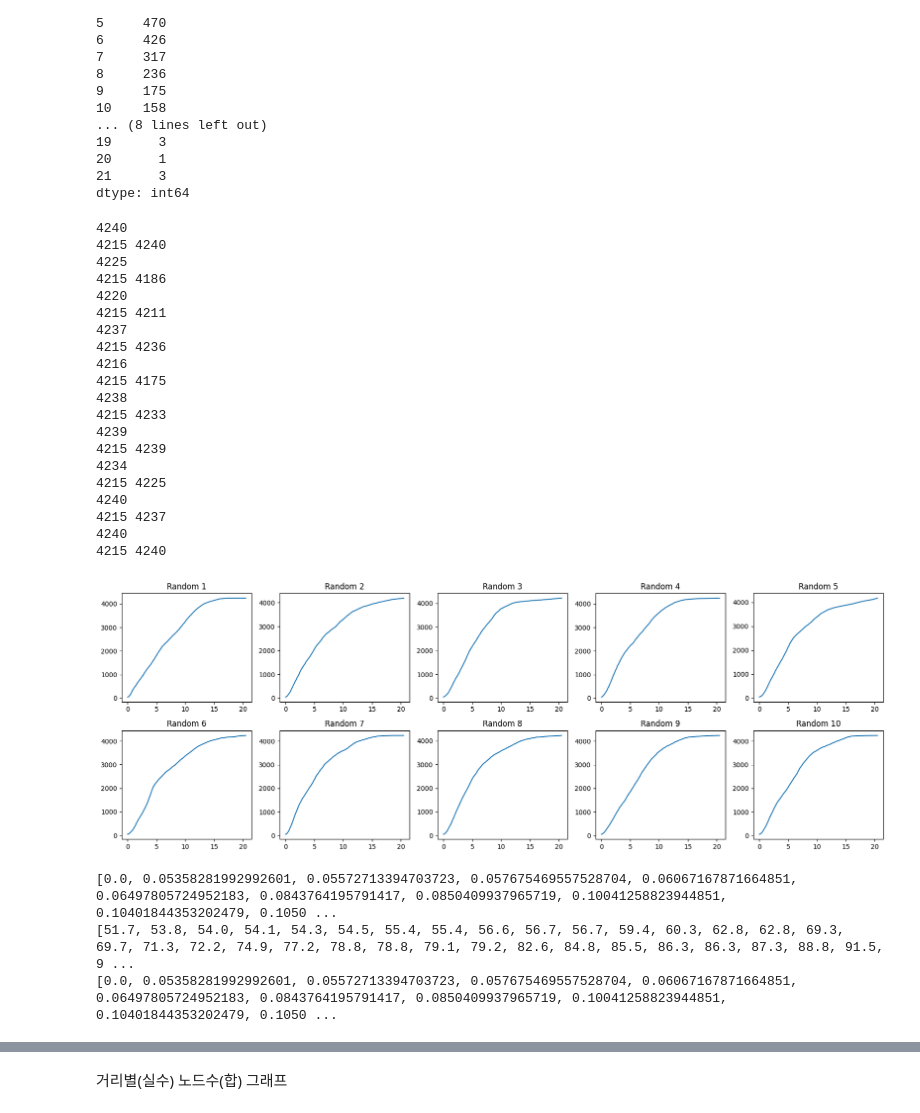
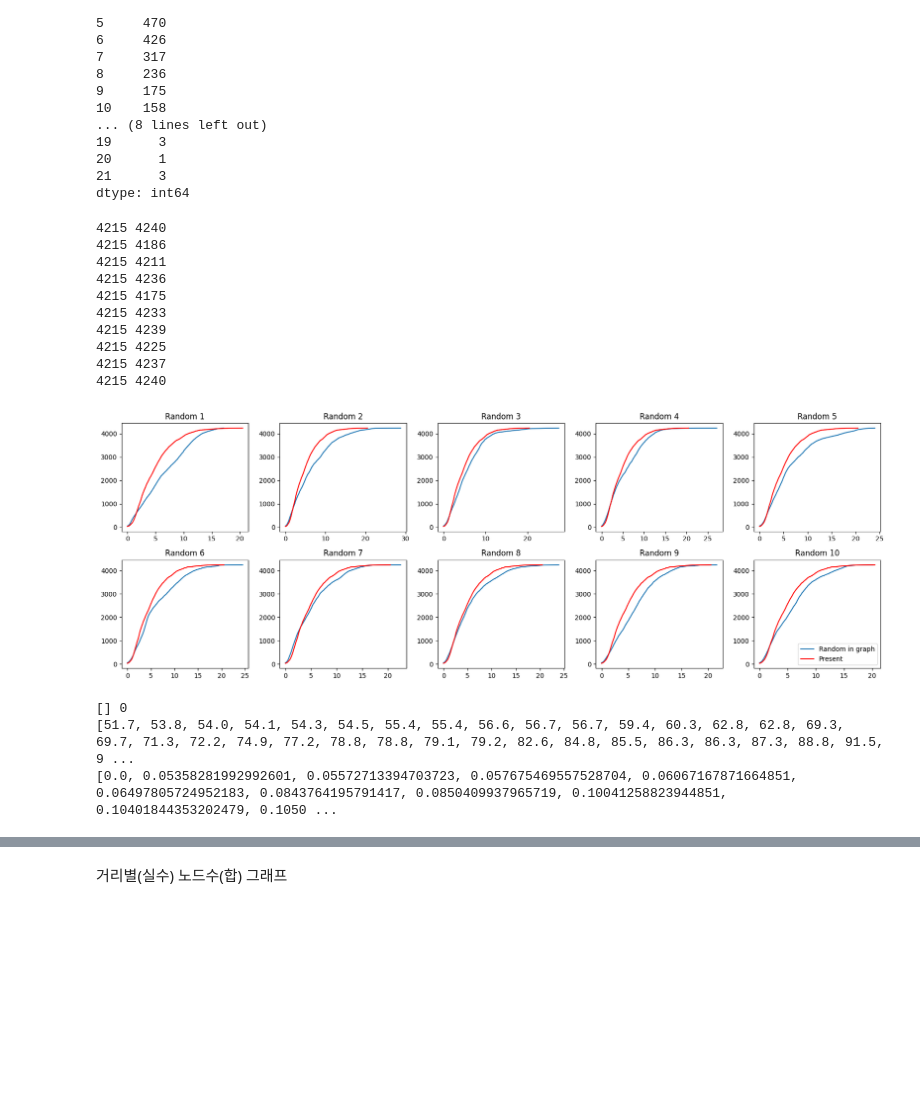
Before and after one commit to DongmyeongBack/road_network, a Jupyter notebook: road_graph.ipynb, the cells around one changed output, grey strips where cells are left out. Drawn from its saved outputs; the diff is of its cells as text; code cells hidden in the pictures; blank space fills up the shorter version.

```diff
--- a/road_graph.ipynb
+++ b/road_graph.ipynb
@@ -285,3 +292,7 @@ for _ in range(10):
+# %%
+with open('random_point.pkl', 'rb') as f:
+    random_Gnodes = pickle.load(f)
+# random_Gnodes
 # %%
 # ----- 여기는 현실판
 G = nx.Graph()
@@ -295,8 +306,8 @@ G = connectRes(G, car)
 realNodes = [i for i in range(26)]
 area = serviceArea(G, realNodes, 30)
 result_df = pd.DataFrame(list(area.items()), columns=['ID', 'Distance'])
-distances = sorted(result_df['Distance'].unique())
-cumulative_counts = [result_df[result_df['Distance'] <= distance].shape[0] for distance in distances]
+distancesReal = sorted(result_df['Distance'].unique())
+cumulative_counts = [result_df[result_df['Distance'] <= distance].shape[0] for distance in distancesReal]
 
 
 # ------- 여기는 랜덤판
@@ -320,12 +331,17 @@ for pointsList in random_Gnodes:
     random_nodes = [i for i in range(26)]
     area = serviceArea(G, random_nodes, 30)
     random_df = pd.DataFrame(list(area.items()), columns=['ID', 'Distance'])
-    print(len(random_df))
+    distances = sorted(random_df['Distance'].unique())
     random_counts = [random_df[random_df['Distance'] <= distance].shape[0] for distance in distances]
 
+    ax = fig.add_subplot(2, 5, iter)
+    ax.plot(distances, random_counts, label = 'Random in graph')
+    ax.plot(distancesReal, cumulative_counts, label = 'Present', color = 'red')
+    ax.set_title(f"Random {iter}")
+
+    distances = sorted(result_df['Distance'].unique())
+    random_counts = [random_df[random_df['Distance'] <= distance].shape[0] for distance in distances]
     x = distances
-    if len(x) > len(result_x):
-        result_x = x
     y = random_counts
     print(len(y), y[-1])
     if result_y == []:
@@ -333,59 +349,44 @@ for pointsList in random_Gnodes:
     else:
         for i in range(len(y)):
             result_y[i] = result_y[i] + y[i]
-    # subplot
-    ax = fig.add_subplot(2, 5, iter)
-    ax.plot(x, y)
-    ax.set_title(f"Random {iter}")
+
 plt.tight_layout()
+plt.legend()
 plt.savefig('result/Random Graph_Cumulative Number of Nodes by Distance.png')
 plt.show()
 
 result_y = [y/10 for y in result_y]
 print(result_x, len(result_x))
 print(result_y, len(result_y))
 print(distances, len(cumulative_counts))
 
 
-distances = sorted(result_df['Distance'].unique())
-cumulative_counts = [result_df[result_df['Distance'] <= distance].shape[0] for distance in distances]
-
 # 거리별 노드 개수를 그래프로 그리기
 plt.figure(figsize=(10, 6))
-plt.plot(distances, cumulative_counts, marker='o', markersize = 0, color = 'red', label = 'Present')
-plt.plot(result_x, result_y, marker='o', markersize = 0, label = 'Random in Gaph')
+plt.plot(distancesReal, cumulative_counts, marker='o', markersize = 0, color = 'red', label = 'Present')
+plt.plot(distances, result_y, marker='o', markersize = 0, label = 'Random in Gaph')
 plt.legend()
 
 # 그래프 제목과 축 이름 설정
 plt.xlabel('Travel Time (m)')
 plt.ylabel('Cumulative Number of Nodes')
 plt.grid(True)
 # 그래프 출력
 plt.savefig('result/Graph_Cumulative Number of Nodes by Travel Time.png')
 plt.show()
 # %% [output]
-4240
 4215 4240
-4225
 4215 4186
-4220
 4215 4211
-4237
 4215 4236
-4216
 4215 4175
-4238
 4215 4233
-4239
 4215 4239
-4234
 4215 4225
-4240
 4215 4237
-4240
 4215 4240
-[figure, old version]
+[figure, new version]
-[0.0, 0.05358281992992601, 0.05572713394703723, 0.057675469557528704, 0.06067167871664851, 0.06497805724952183, 0.0843764195791417, 0.0850409937965719, 0.10041258823944851, 0.10401844353202479, 0.1050 ...
+[] 0
 [51.7, 53.8, 54.0, 54.1, 54.3, 54.5, 55.4, 55.4, 56.6, 56.7, 56.7, 59.4, 60.3, 62.8, 62.8, 69.3, 69.7, 71.3, 72.2, 74.9, 77.2, 78.8, 78.8, 79.1, 79.2, 82.6, 84.8, 85.5, 86.3, 86.3, 87.3, 88.8, 91.5, 9 ...
 [0.0, 0.05358281992992601, 0.05572713394703723, 0.057675469557528704, 0.06067167871664851, 0.06497805724952183, 0.0843764195791417, 0.0850409937965719, 0.10041258823944851, 0.10401844353202479, 0.1050 ...
 [figure]
```
Also changed, not shown: parts of 6 cells of this notebook.
